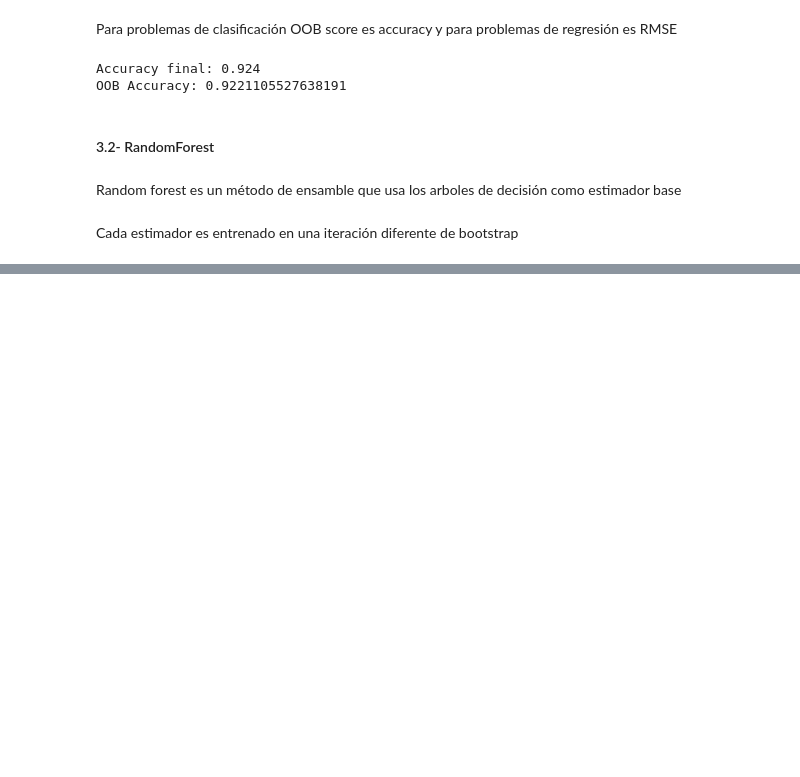
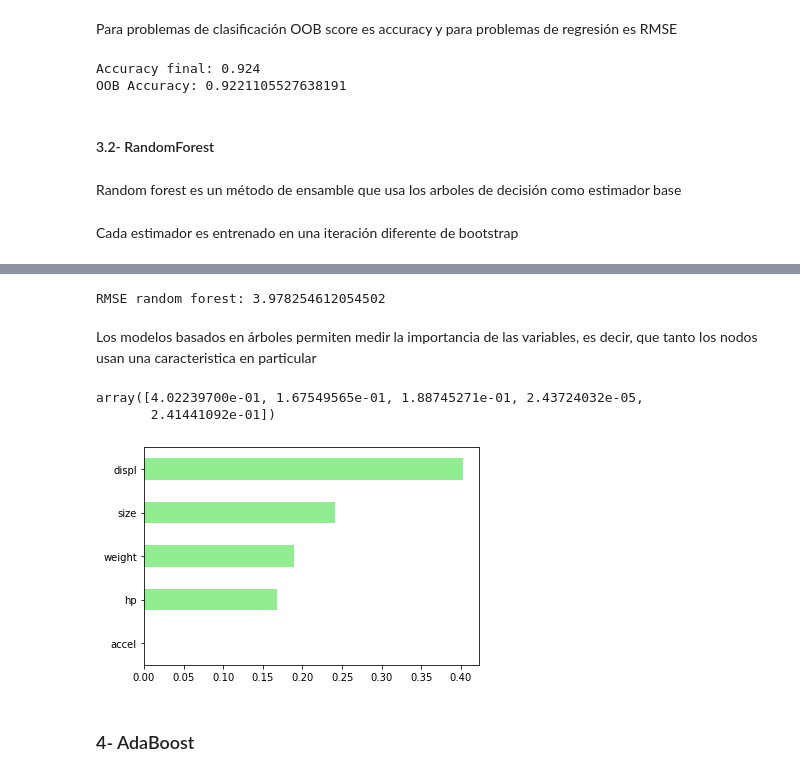
Before and after one commit to PamelaMunozCaceres/Python-Study, a Jupyter notebook: Modelos de ML basados en árboles de decisión.ipynb, the cells around one changed output, grey strips where cells are left out. Saved outputs shown, nothing was run; the diff lists cells and outputs as text; code cells hidden in the pictures; blank space fills up the shorter version.

Commit message:
random forest

```diff
--- a/Modelos de ML basados en árboles de decisión.ipynb
+++ b/Modelos de ML basados en árboles de decisión.ipynb
@@ -492,0 +499,53 @@ Cada estimador es entrenado en una iteración diferente de bootstrap
+# %%
+import pandas as pd
+# Leemos el dataset
+auto_df = pd.read_csv("datasets/MLTreeModels/auto.csv")
+
+X = auto_df[["displ", 'hp', 'weight', 'accel', 'size']]
+y = auto_df[["mpg"]]
+# %%
+from sklearn.ensemble import RandomForestRegressor
+from sklearn.model_selection import train_test_split
+from sklearn.metrics import mean_squared_error as MSE
+import warnings
+warnings.filterwarnings("ignore")
+
+X_train, X_test, y_train, y_test = train_test_split(X, y,
+                                                    test_size=0.3,
+                                                    random_state=1)
+
+# Creamos el objeto random forest
+rf = RandomForestRegressor(n_estimators=400, min_samples_leaf=0.12,
+                           random_state=1)
+
+rf.fit(X_train, y_train)
+y_pred = rf.predict(X_test)
+# %%
+import numpy as np
+
+rmse_test = np.sqrt(MSE(y_test, y_pred))
+
+print(f"RMSE random forest: {rmse_test}")
+# %% [output]
+RMSE random forest: 3.978254612054502
+# %% [markdown]
+Los modelos basados en árboles permiten medir la importancia de las variables, es decir, que tanto los nodos usan una caracteristica en particular
+# %%
+rf.feature_importances_
+# %% [output]
+array([4.02239700e-01, 1.67549565e-01, 1.88745271e-01, 2.43724032e-05,
+       2.41441092e-01])
+# %%
+import matplotlib.pyplot as plt
+
+# Creamos una serie
+importances_rf = pd.Series(rf.feature_importances_, index=X.columns)
+# Ordenamos de menor a mayor
+importances_rf.sort_values(inplace=True)
+# Graficamos
+importances_rf.plot(kind="barh", color="lightgreen")
+plt.show()
+# %% [output]
+[figure, added]
+# %% [markdown]
+### 4- AdaBoost
```
Also changed, not shown: parts of 3 cells of this notebook.
